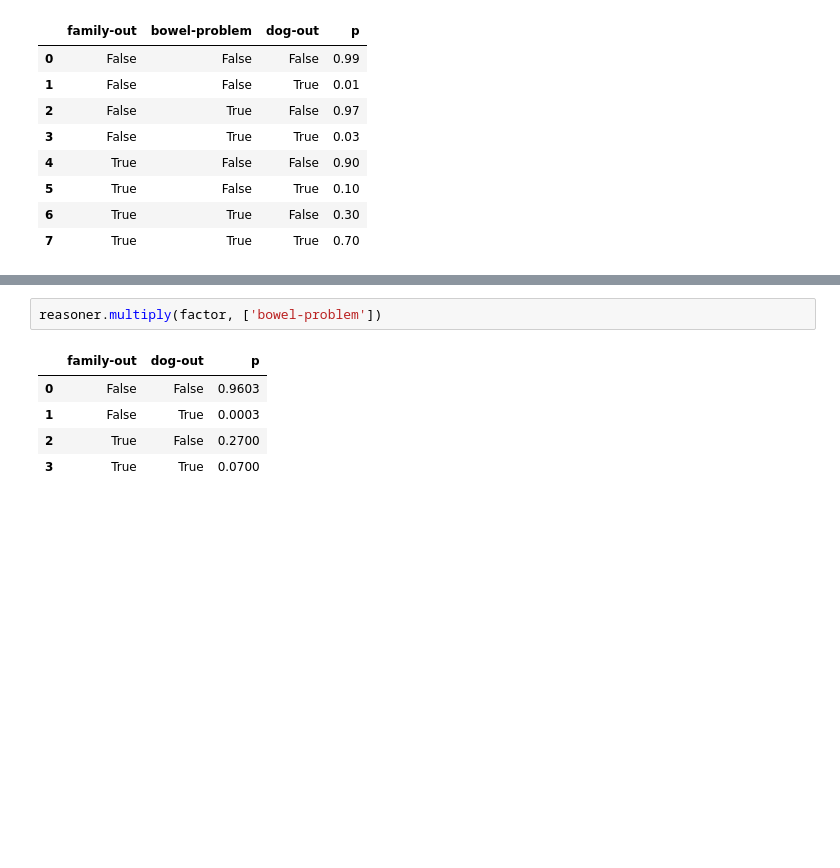
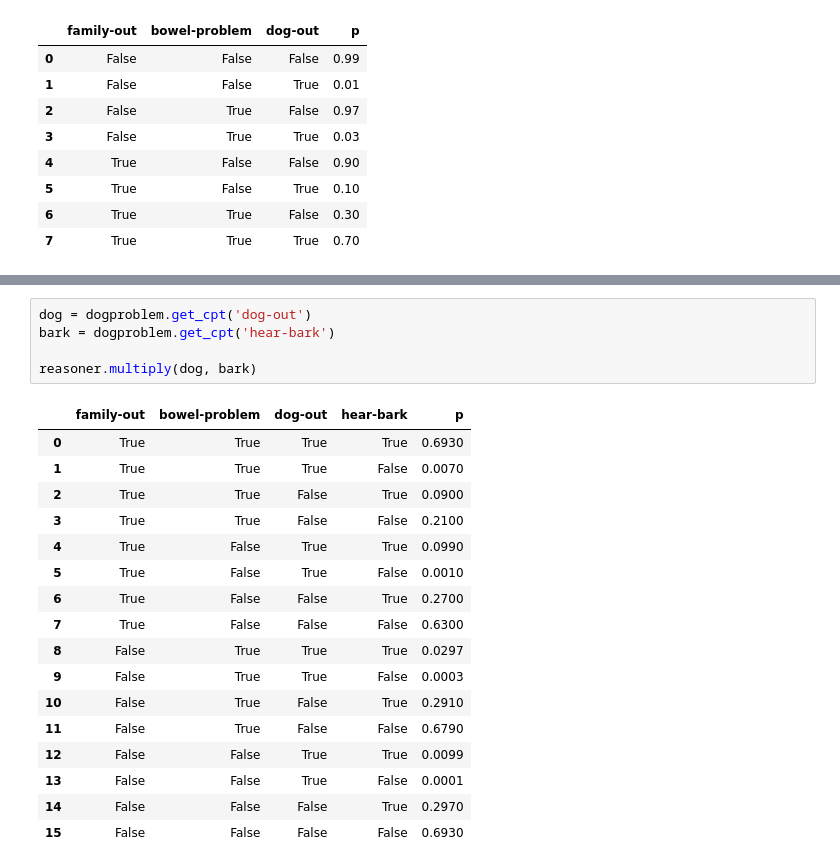
Before and after one commit to valbuc/KR-Project2, a Jupyter notebook: Task1.ipynb, the cells around one changed output, grey strips where cells are left out. Saved outputs shown, nothing was run; the diff lists cells and outputs as text; blank space fills up the shorter version.

Commit message:
fixed factor multiplication

```diff
--- a/Task1.ipynb
+++ b/Task1.ipynb
@@ -108,8 +104,23 @@ reasoner.sum_out(factor, ['bowel-problem'])
-# %%
-reasoner.multiply(factor, ['bowel-problem'])
-# %% [output]
-|  | family-out | dog-out | p |
-| 0 | False | False | 0.9603 |
-| 1 | False | True | 0.0003 |
-| 2 | True | False | 0.2700 |
-| 3 | True | True | 0.0700 |
+# %%
+dog = dogproblem.get_cpt('dog-out')
+bark = dogproblem.get_cpt('hear-bark')
+
+reasoner.multiply(dog, bark)
+# %% [output]
+|  | family-out | bowel-problem | dog-out | hear-bark | p |
+| 0 | True | True | True | True | 0.6930 |
+| 1 | True | True | True | False | 0.0070 |
+| 2 | True | True | False | True | 0.0900 |
+| 3 | True | True | False | False | 0.2100 |
+| 4 | True | False | True | True | 0.0990 |
+| 5 | True | False | True | False | 0.0010 |
+| 6 | True | False | False | True | 0.2700 |
+| 7 | True | False | False | False | 0.6300 |
+| 8 | False | True | True | True | 0.0297 |
+| 9 | False | True | True | False | 0.0003 |
+| 10 | False | True | False | True | 0.2910 |
+| 11 | False | True | False | False | 0.6790 |
+| 12 | False | False | True | True | 0.0099 |
+| 13 | False | False | True | False | 0.0001 |
+| 14 | False | False | False | True | 0.2970 |
+| 15 | False | False | False | False | 0.6930 |
```
Also changed, not shown: parts of 2 cells of this notebook, 1 other file.
